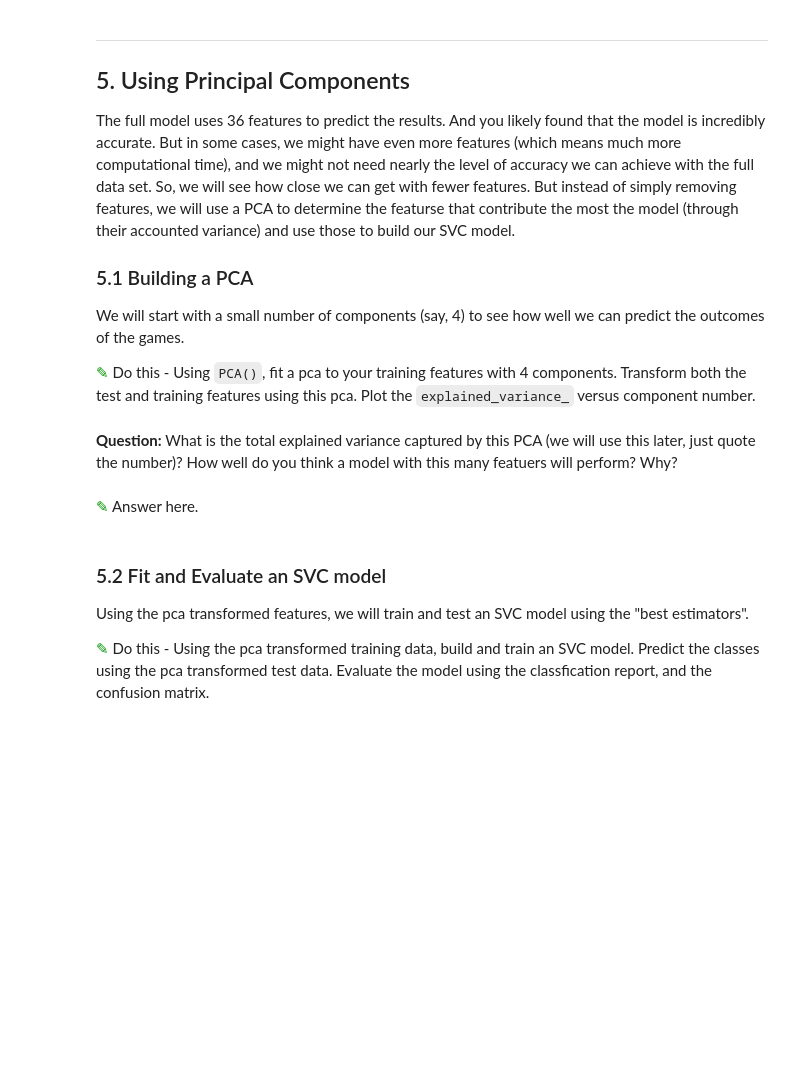
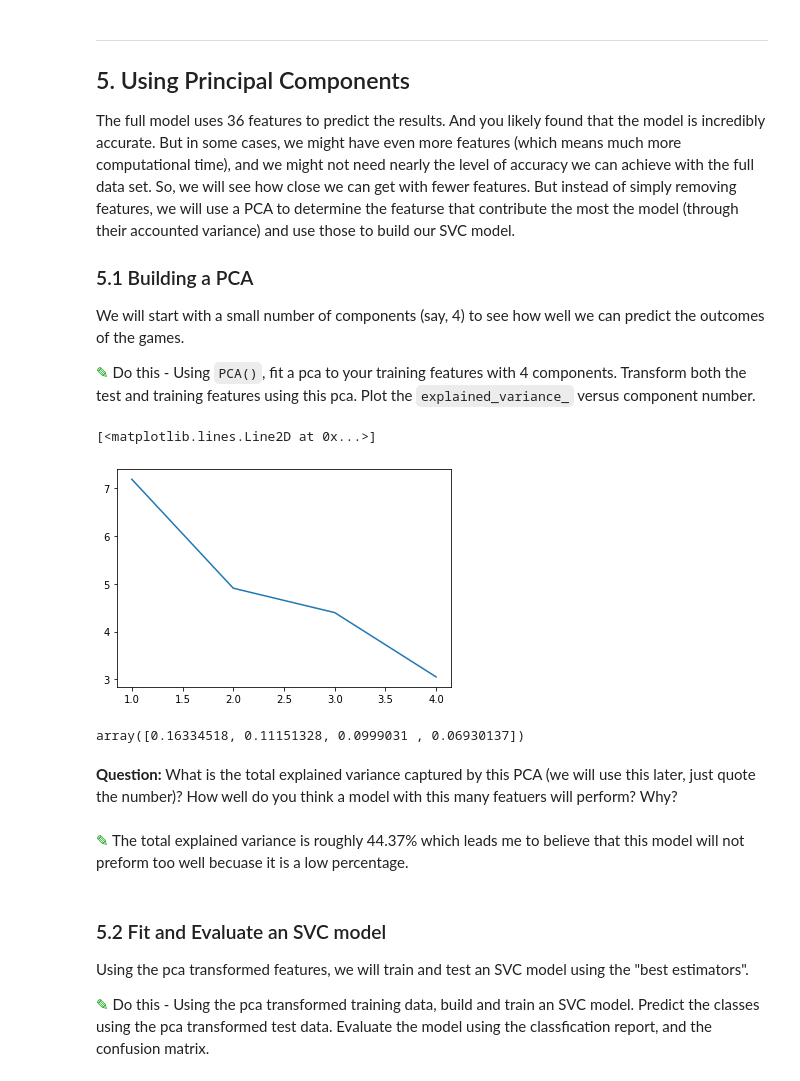
Before and after one commit to Ashley-francis/cmse202-f20-turnin, a Jupyter notebook: HW4/Homework4-SVM_and_PCA-STUDENT.ipynb, the cells around one changed output. Cells and saved outputs as stored; diff of their text form; code cells hidden in the pictures; blank space fills up the shorter version.

```diff
--- a/HW4/Homework4-SVM_and_PCA-STUDENT.ipynb
+++ b/HW4/Homework4-SVM_and_PCA-STUDENT.ipynb
@@ -96,0 +105,12 @@ When you print the head of this data set, you probably noticed that all the feat
+# %%
+## your code here
+df=df.replace('f',1)
+df=df.replace('l',2)
+df=df.replace('n',3)
+df=df.replace('t',4)
+df=df.replace('w',5)
+df=df.replace('b',6)
+df=df.replace('g',7)
+df=df.replace('won',1)
+df=df.replace('nowin',0)
+df.head()
@@ -104,0 +131,6 @@ As we have seen in our analyses using `sklearn` it is advantageous to separate o
+# %%
+## your code here
+df_features = df.drop(columns = ['won'])
+df_labels = df['won']
+print(len(df_labels[df_labels==1]))
+print(len(df_labels[df_labels==0]))
@@ -119,0 +153,5 @@ For this classification problem, we will use an support vector machine. As you l
+# %%
+## your code here
+x_train, x_test, y_train, y_test = train_test_split(df_features, df_labels,test_size=0.25)
+print(len(y_train))
+print(len(y_test))
@@ -144,0 +205,9 @@ We have fit one model and determined it's performance, but is it the best model?
+# %%
+## your code here
+param_grid = [
+  {'C': [1, 10, 100, 1000], 'gamma': [1e-4, 1e-3,0.01,0.1], 'kernel': ['linear']},
+  {'C': [1, 10, 100, 1000], 'gamma': [1e-4, 1e-3,0.01,0.1], 'kernel': ['rbf']},
+ ]
+clf = GridSearchCV(SVC(),param_grid)
+clf.fit(x_train, y_train)
+print(clf.best_params_)
@@ -172,7 +262,25 @@ We will start with a small number of components (say, 4) to see how well we can
+# %%
+## your code here
+pca = PCA(n_components=4, whiten=True)
+_ = pca.fit(x_train)
+pca_train_x = pca.transform(x_train)
+pca_test_x = pca.transform(x_test)
+
+x_vectors = pca_train_x
+y_labels = y_train
+
+plt.plot([1,2,3,4],pca.explained_variance_)
+# %% [output]
+[<matplotlib.lines.Line2D at 0x...>]
+[figure, added]
+# %%
+pca.explained_variance_ratio_
+# %% [output]
+array([0.16334518, 0.11151328, 0.0999031 , 0.06930137])
 # %% [markdown]
 **Question:** What is the total explained variance captured by this PCA (we will use this later, just quote the number)? How well do you think a model with this many featuers will perform? Why?
-# %% [markdown]
-<font size=8 color="#009600">&#9998;</font> Answer here.
+# %% [markdown]
+<font size=8 color="#009600">&#9998;</font> The total explained variance is roughly 44.37% which leads me to believe that this model will not preform too well becuase it is a low percentage.
 # %% [markdown]
 ### 5.2 Fit and Evaluate an SVC model
 
```
Also changed, not shown: parts of 39 cells of this notebook.
